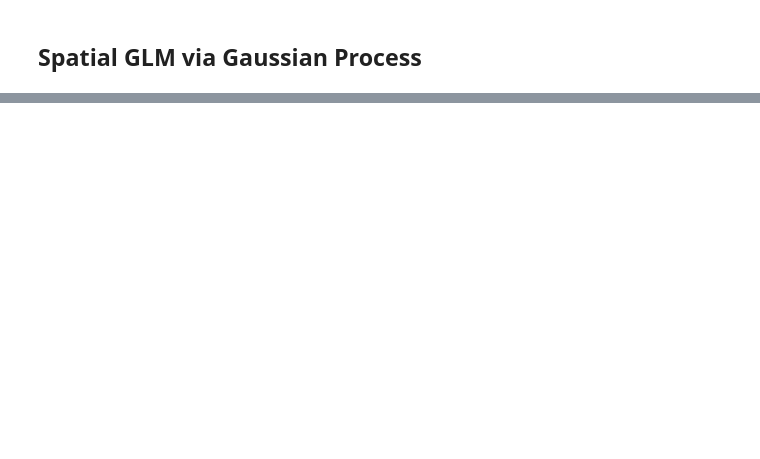
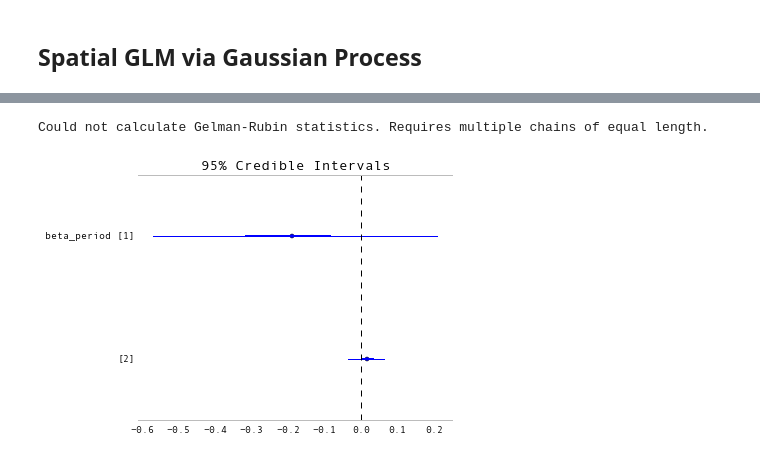
Before and after one commit to fonnesbeck/CharlestonLanesAnalysis, a Jupyter notebook: Charleston Shipping Lanes Analysis.ipynb, the cells around one changed output, grey strips where cells are left out. Cells and saved outputs as stored; diff of their text form; code cells hidden in the pictures; blank space fills up the shorter version.

```diff
--- a/Charleston Shipping Lanes Analysis.ipynb
+++ b/Charleston Shipping Lanes Analysis.ipynb
@@ -342,0 +463,5 @@ def risk_model():
+# %%
+Matplot.summary_plot(M.beta_period)
+# %% [output]
+Could not calculate Gelman-Rubin statistics. Requires multiple chains of equal length.
+[figure, added]
```
Also changed, not shown: parts of 27 cells of this notebook, 1 other file.
